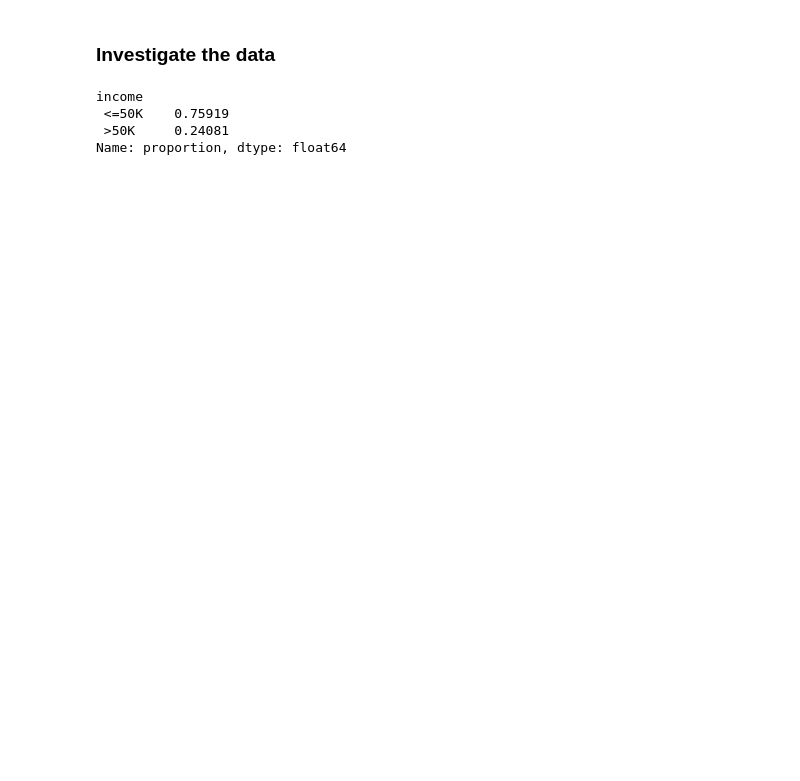
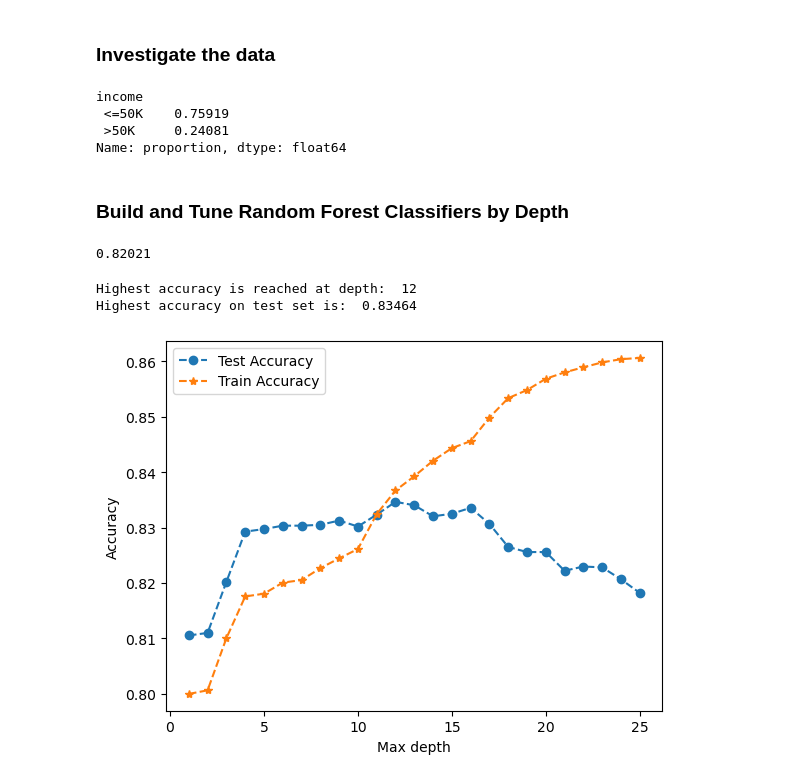
Before and after one commit to fatemehaa/DS-ML-Git-Projects, a Jupyter notebook: Random Forests Project/Random forest project.ipynb, the cells around one changed output. Drawn from its saved outputs; the diff is of its cells as text; code cells hidden in the pictures; blank space fills up the shorter version.

Commit message:
Build and tune RF classifiers by depth

```diff
--- a/Random Forests Project/Random forest project.ipynb
+++ b/Random Forests Project/Random forest project.ipynb
@@ -57,3 +57,45 @@ y = np.where(df.income == '<=50K', 0, 1)
 # Split data into train and test set
 X_train, X_test, y_train, y_test = train_test_split(X, y,
                                                     test_size=0.2, random_state=1)
+# %% [markdown]
+### Build and Tune Random Forest Classifiers by Depth
+# %%
+# Instantiate random forest classifier, fit and score with default parameters
+rf = RandomForestClassifier()
+rf.fit(X_train, y_train)
+test_accuracy = rf.score(X_test, y_test)
+print(round(test_accuracy, 5))
+# %% [output]
+0.82021
+# %%
+# Tune the hyperparameter max_depth over a range from 1-25
+np.random.seed(0)
+accuracy_train = []
+accuracy_test = []
+depths = range(1, 26)
+for i in depths:
+    rf = RandomForestClassifier(max_depth=i)
+    rf.fit(X_train, y_train)
+    y_pred_test = rf.predict(X_test)
+    y_pred_train = rf.predict(X_train)
+    accuracy_test.append(accuracy_score(y_test, y_pred_test))
+    accuracy_train.append(accuracy_score(y_train, y_pred_train))
+# %%
+# Find the best accuracy and at what depth that occurs
+best_acc = np.max(accuracy_test)
+best_depth = depths[np.argmax(accuracy_test)]
+print('Highest accuracy is reached at depth: ', best_depth)
+print('Highest accuracy on test set is: ', round(best_acc, 5))
+# %% [output]
+Highest accuracy is reached at depth:  12
+Highest accuracy on test set is:  0.83464
+# %%
+# Plot the accuracy scores for the test and train set over the range of depth values
+plt.plot(depths, accuracy_test, '--o')
+plt.plot(depths, accuracy_train, '--*')
+plt.legend(['Test Accuracy', 'Train Accuracy'])
+plt.xlabel('Max depth')
+plt.ylabel('Accuracy')
+plt.show()
+# %% [output]
+[figure, added]
```
Also changed, not shown: parts of 1 cell of this notebook.
